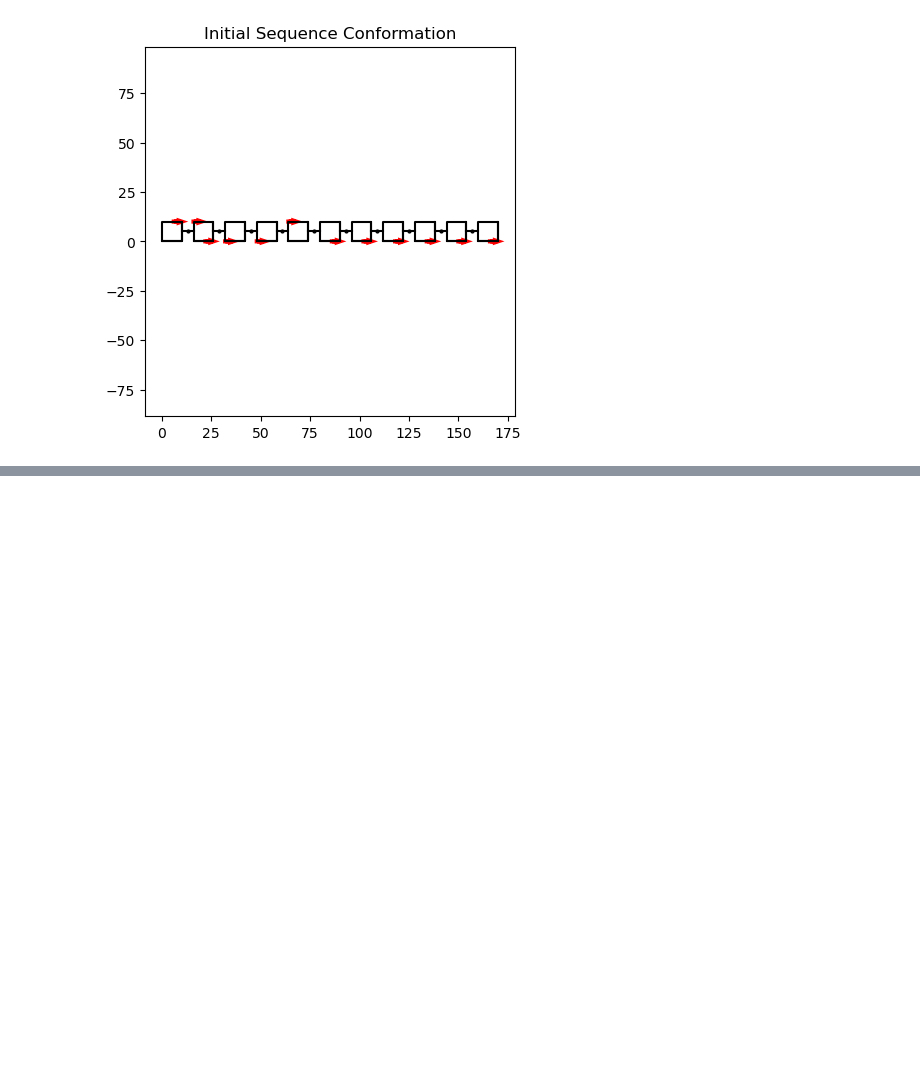
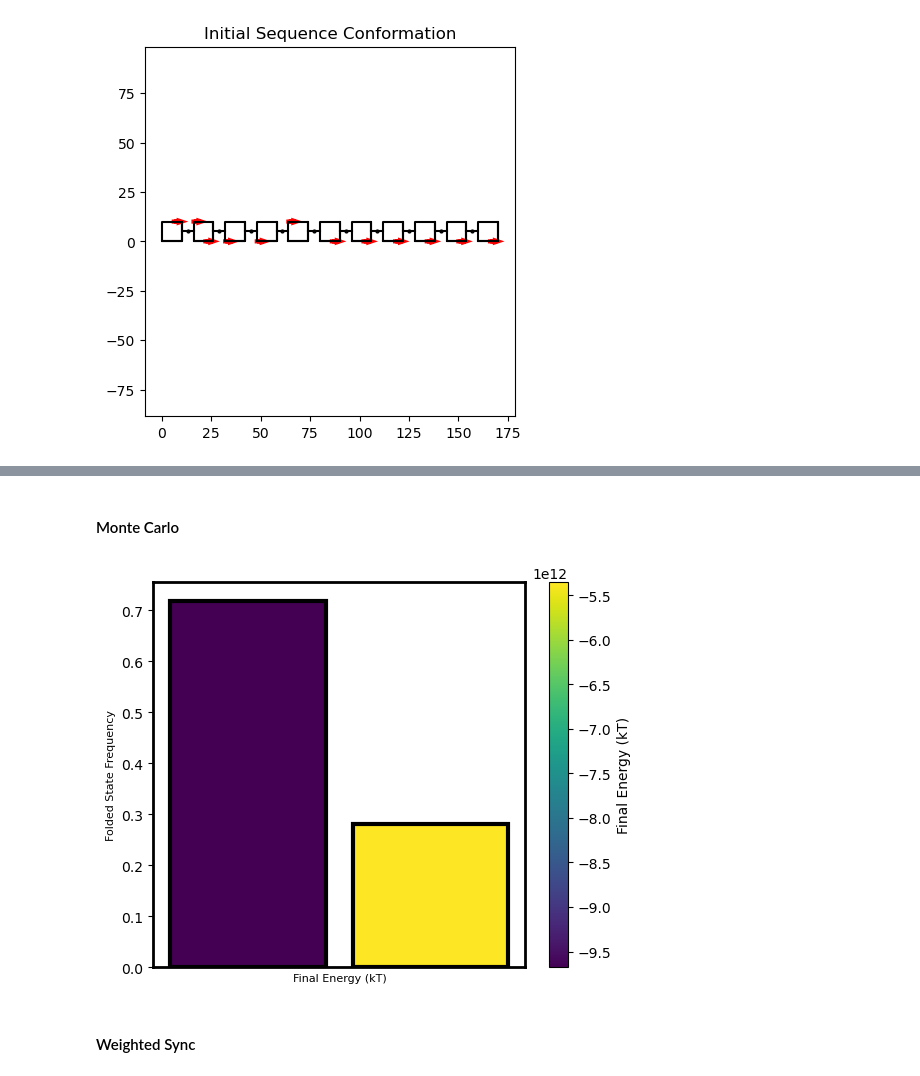
Before and after one commit to dymc9548/Magnetic-actuator-simulation, a Jupyter notebook: testing_sim_methods.ipynb, the cells around one changed output, grey strips where cells are left out. Drawn from its saved outputs; the diff is of its cells as text; code cells hidden in the pictures; blank space fills up the shorter version.

```diff
--- a/testing_sim_methods.ipynb
+++ b/testing_sim_methods.ipynb
@@ -42,0 +62,19 @@ final_hinges, final_es = sim.sim_many(nsim, 'weighted sync',patch_arr,shape_arr,
+# %% [markdown]
+#### Monte Carlo
+# %%
+# sim many times
+std = 10 # angle distribution std
+max_iter = 1000 # maximum moves
+nsim = 1000 # number of simulations
+final_hinges_mc, final_es_mc = sim.sim_many(nsim, 'monte carlo',patch_arr,shape_arr,linelist,hinge_vec, hinge_loc, std, patch_num, mask_arr, v_xmat, h_xmat, v_ymat, h_ymat, Ml_mat, max_iter, animate=False)
+# %%
+cluster_max_mc = 6
+states_mc = 10 #A cluster parameter that allows the KMeans clustering to try out different initial states for better optimization
+clusternumber_mc = vis.cluster_num(final_hinges_mc,cluster_max_mc,states_mc, Plot = False)
+clustercenters_mc, cluster_labels_mc, clusternumber_mc = vis.min_cluster_centers(final_hinges_mc, clusternumber_mc, final_es_mc)
+clusternumbers_mc, cluster_count_mc, cluster_prob_mc, energies_mc, ordered_centers_mc, all_stds_mc = vis.cluster_stats(final_hinges_mc, clusternumber_mc, clustercenters_mc, cluster_labels_mc,
+                                                                                                    final_es_mc, plot=True)
+# %% [output]
+[figure, added]
+# %% [markdown]
+#### Weighted Sync
```
Also changed, not shown: parts of 12 cells of this notebook, 6 other files.
